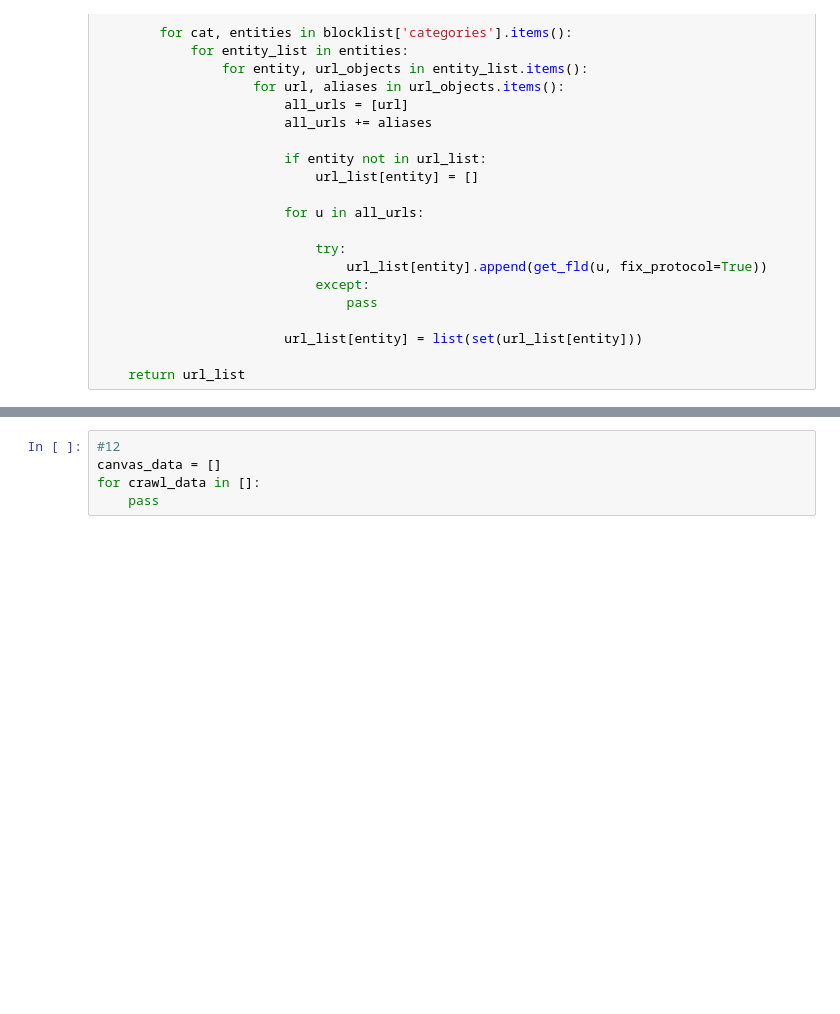
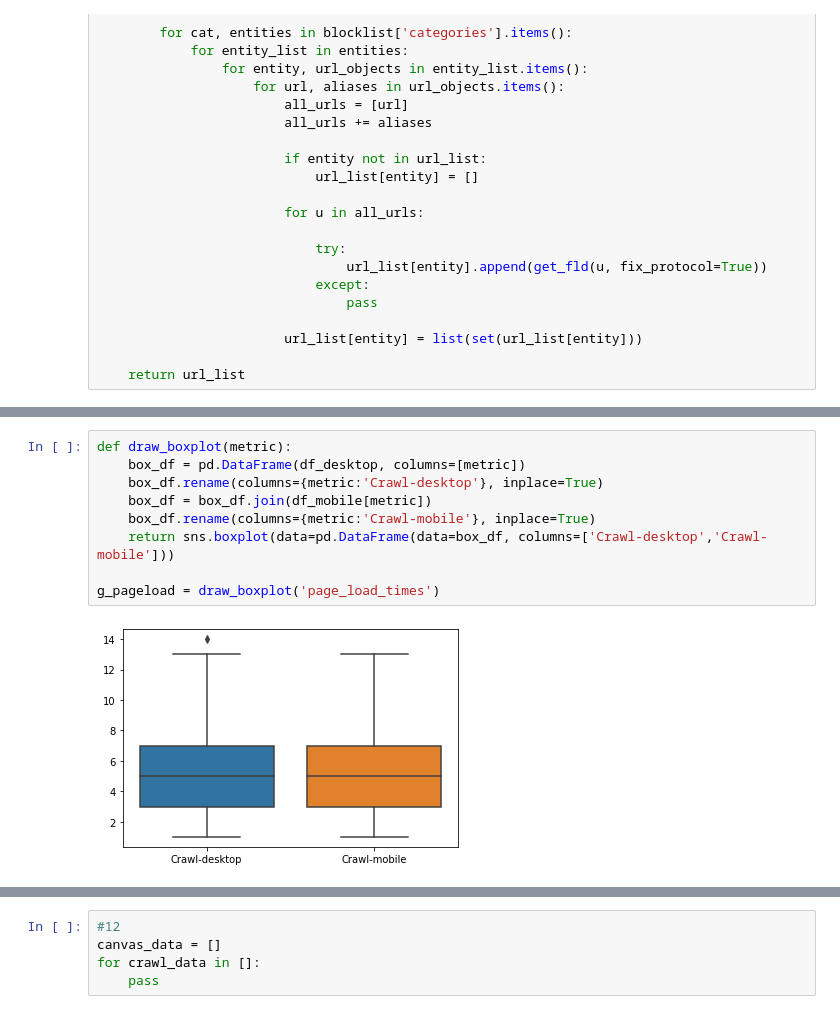
Before and after one commit to JobDoesburg/capita-selecta-selenium-crawler, a Jupyter notebook: analysis/analysis.ipynb, the cells around one changed output, grey strips where cells are left out. Cells and saved outputs as stored; diff of their text form; blank space fills up the shorter version.

```diff
--- a/analysis/analysis.ipynb
+++ b/analysis/analysis.ipynb
@@ -260,0 +297,11 @@ sns.boxplot(data=pd.DataFrame(data=df_desktop, columns=['tranco_ranks','page_loa
+# %%
+def draw_boxplot(metric):
+    box_df = pd.DataFrame(df_desktop, columns=[metric])
+    box_df.rename(columns={metric:'Crawl-desktop'}, inplace=True)
+    box_df = box_df.join(df_mobile[metric])
+    box_df.rename(columns={metric:'Crawl-mobile'}, inplace=True)
+    return sns.boxplot(data=pd.DataFrame(data=box_df, columns=['Crawl-desktop','Crawl-mobile']))
+
+g_pageload = draw_boxplot('page_load_times')
+# %% [output]
+[figure, added]
```
Also changed, not shown: parts of 12 cells of this notebook.
